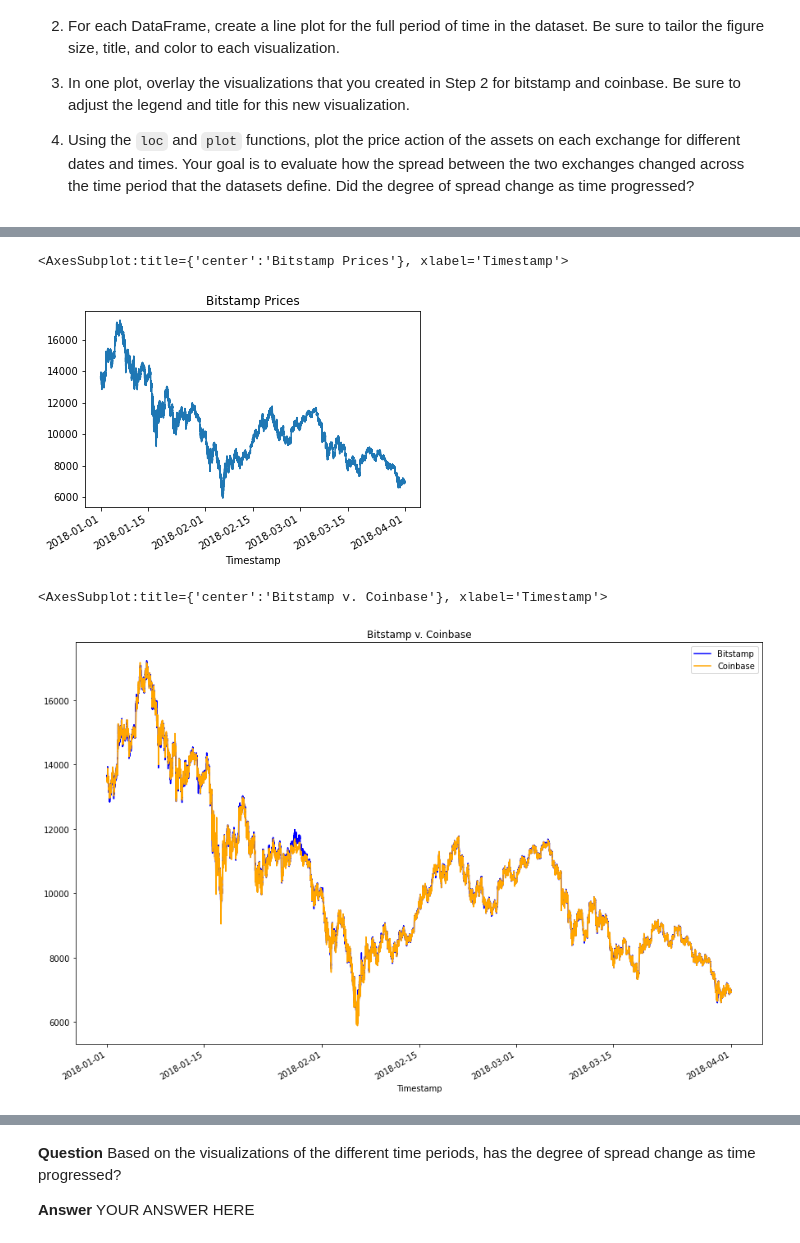
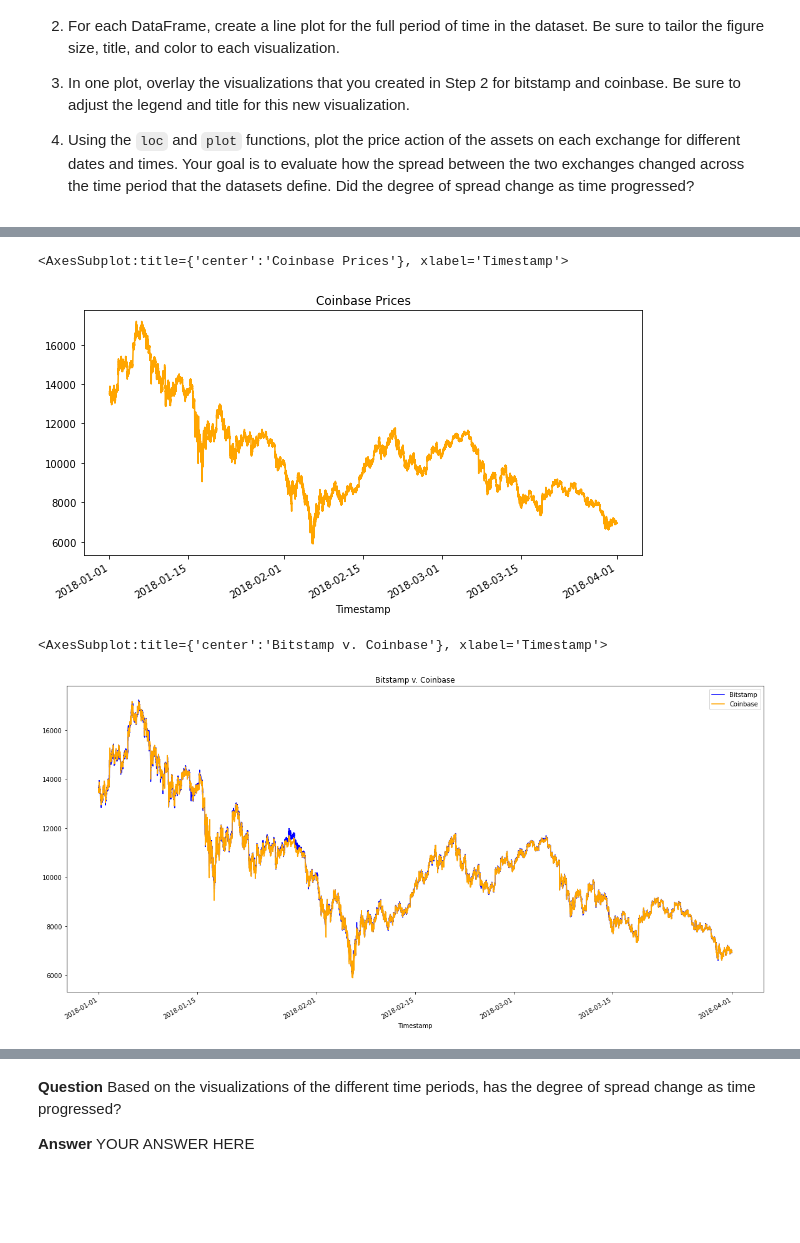
Before and after one commit to paragmb/Crypto-Arbitrage-Opportunity-Analysis, a Jupyter notebook: crypto_arbitrage.ipynb, the cells around one changed output, grey strips where cells are left out. Saved outputs shown, nothing was run; the diff lists cells and outputs as text; code cells hidden in the pictures; blank space fills up the shorter version.

```diff
--- a/crypto_arbitrage.ipynb
+++ b/crypto_arbitrage.ipynb
@@ -297,7 +297,7 @@ bitstamp_sliced = # YOUR CODE HERE
 # %%
 # Use loc or iloc to select `Timestamp (the index)` and `Close` from coinbase DataFrame
-coinbase_sliced = # YOUR CODE HERE
+coinbase_sliced = coinbase['Close']
 
 # Review the first five rows of the DataFrame
-# YOUR CODE HERE
+display(coinbase_sliced.head(5))
 # %% [output]
@@ -356,18 +356,19 @@ Sort through the time series data associated with the bitstamp and coinbase Data
 # %%
 # Create a line plot for the coinbase DataFrame for the full length of time in the dataset
 # Be sure that the figure size, title, and color are tailored to each visualization
-# YOUR CODE HERE
+coinbase_sliced.plot(figsize=(10,5), title="Coinbase Prices", color="orange")
 # %% [output]
-<AxesSubplot:title={'center':'Bitstamp Prices'}, xlabel='Timestamp'>
+<AxesSubplot:title={'center':'Coinbase Prices'}, xlabel='Timestamp'>
-[figure, old version]
+[figure, new version]
 # %%
 # Overlay the visualizations for the bitstamp and coinbase DataFrames in one plot
 # The plot should visualize the prices over the full lenth of the dataset
 # Be sure to include the parameters: legend, figure size, title, and color and label
-# YOUR CODE HERE
+bitstamp_sliced.plot(legend=True, figsize=(20,10), title="Bitstamp v. Coinbase", color="blue", label="Bitstamp")
+coinbase_sliced.plot(legend=True, figsize=(20,10), color="orange", label="Coinbase")
 # %% [output]
 <AxesSubplot:title={'center':'Bitstamp v. Coinbase'}, xlabel='Timestamp'>
-[figure, old version]
+[figure, new version]
 # %%
 # Using the loc and plot functions, create an overlay plot that visualizes
 # the price action of both DataFrames for a one month period early in the dataset
```
Also changed, not shown: parts of 48 cells of this notebook.
